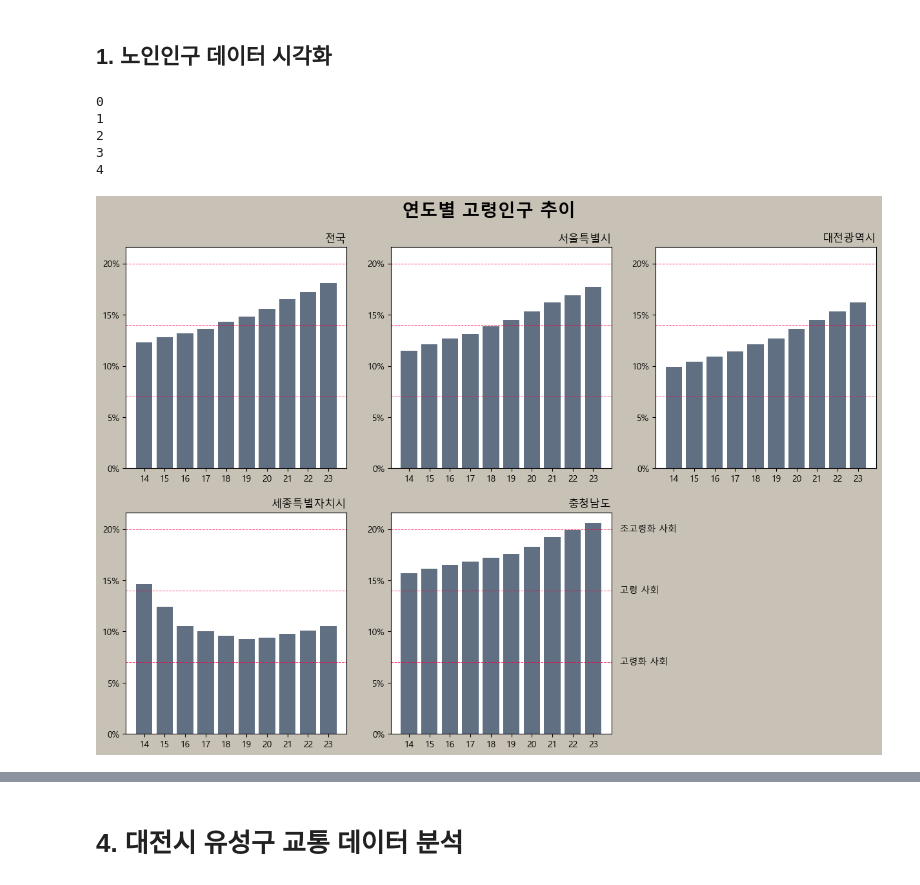
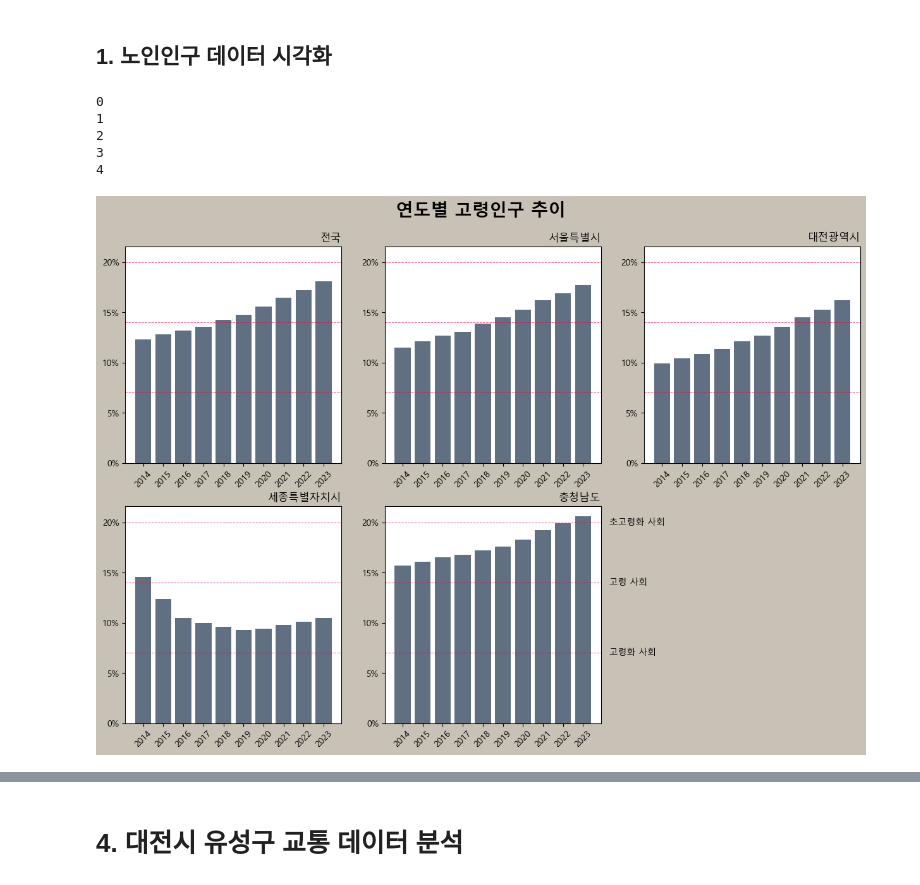
Before and after one commit to VangsillEE/eldercarac, a Jupyter notebook: EDA.ipynb, the cells around one changed output, grey strips where cells are left out. Drawn from its saved outputs; the diff is of its cells as text; code cells hidden in the pictures.

```diff
--- a/EDA.ipynb
+++ b/EDA.ipynb
@@ -138,11 +138,11 @@ for i, target in enumerate(large_targets):
     # plt.axhline(7, color='#FF0044', linestyle='--', linewidth=0.7, alpha=0.7)
     # plt.axhline(14, color='#FF0044', linestyle='--', linewidth=0.7,alpha=0.7)
     # plt.axhline(20, color='#FF0044', linestyle='--', linewidth=0.7,alpha=0.7)
-    plt.bar([year[2:4] for year in years[:-2]], carac_dead_ratio[target].values, color ="#606F82")
+    plt.bar([year for year in years[:-2]], carac_dead_ratio[target].values, color ="#606F82")
     plt.ylim(min, max+1)
-    plt.yticks(list(range(0,10,5)),[str(x)+"%" for x in list(range(0,int(10),5))])
+    plt.yticks(list(range(0,10,2)),[str(x)+"%" for x in list(range(0,int(10),2))])
     plt.title(target, loc = "right")
+    plt.grid(True,axis = 'y')
 plt.suptitle("연도별 교통사고 사망률",fontsize=20,y=0.95, fontweight = 'bold')
-
-plt.savefig('carac_dead_ratio.jpeg')
+plt.savefig('연도별 교통사고 사망률.jpeg')
 # %% [output]
@@ -233,11 +229,12 @@ for i, target in enumerate(large_targets):
     # plt.axhline(7, color='#FF0044', linestyle='--', linewidth=0.7, alpha=0.7)
     # plt.axhline(14, color='#FF0044', linestyle='--', linewidth=0.7,alpha=0.7)
     # plt.axhline(20, color='#FF0044', linestyle='--', linewidth=0.7,alpha=0.7)
-    plt.bar([year[2:4] for year in years[:-2]], elder_carac_dead_ratio[target].values, color ="#606F82")
+    plt.bar([year for year in years[:-2]], elder_carac_dead_ratio[target].values, color ="#606F82")
     plt.ylim(min, max+1)
     plt.yticks(list(range(0,16,3)),[str(x)+"%" for x in list(range(0,int(16),3))])
     plt.title(target, loc = "right")
+    plt.grid(True,axis = 'y')
 plt.suptitle("연도별 노인교통사고 사망률",fontsize=20,y=0.95, fontweight = 'bold')
 
-plt.savefig('elder_carac_dead_ratio.jpeg')
+plt.savefig('연도별 노인교통사고 사망률.jpeg')
 # %% [output]
@@ -257,11 +254,14 @@ for i, target in enumerate(large_targets):
     plt.bar(range(8), elder_carac_dead_ratio[target].values, color ="#606F82", width=0.5)
     plt.bar(np.arange(8)+0.5, carac_dead_ratio[target].values, color ="#434B56",width=0.5 )
     plt.ylim(min, max+1)
-    plt.xticks(np.arange(8)+0.25, [year[2:4] for year in years[:-2]])
+    plt.xticks(np.arange(8)+0.25, [year for year in years[:-2]])
     plt.yticks(list(range(0,16,3)),[str(x)+"%" for x in list(range(0,int(16),3))])
     plt.title(target, loc = "right")
+    plt.grid(True,axis = 'y')
+plt.grid(True,axis = 'y')
 plt.legend(["노인", "그 외"],ncol=2, bbox_to_anchor = (2, 1), fontsize=15)
 plt.suptitle("교통사고 사망률 비교",fontsize=20,y=0.95, fontweight = 'bold')
 
-plt.savefig('compare_carac_dead_ratio.jpeg')
+
+plt.savefig('교통사고 사망률 비교.jpeg')
 # %% [output]
@@ -352,29 +348,30 @@ pop
 # %%
 plt.figure(figsize=(15,10), dpi=100, facecolor='#C8C2B6')
 
 max=elder_pop_ratio["충청남도"].max()
 min=elder_pop_ratio["충청남도"].min()
 for i, target in enumerate(large_targets):
     print(i)
     plt.subplot(2,3,i+1)
     if i == 4:
         plt.text(10,7,"  고령화 사회", va = "center")
         plt.text(10,14,"  고령 사회", va = "center")
         plt.text(10,20,"  초고령화 사회", va = "center")
     plt.axhline(7, color='#FF0044', linestyle='--', linewidth=0.7, alpha=0.7)
     plt.axhline(14, color='#FF0044', linestyle='--', linewidth=0.7,alpha=0.7)
     plt.axhline(20, color='#FF0044', linestyle='--', linewidth=0.7,alpha=0.7)
-    plt.bar([year[2:4] for year in years], elder_pop_ratio[target].values, color ="#606F82")
+    plt.bar([year for year in years], elder_pop_ratio[target].values, color ="#606F82")
     plt.ylim(min, max+1)
     plt.yticks(list(range(0,int(max+1),5)),[str(x)+"%" for x in list(range(0,int(max+1),5))])
     plt.title(target, loc = "right")
+    plt.xticks(rotation=45)
 plt.suptitle("연도별 고령인구 추이",fontsize=20,y=0.95, fontweight = 'bold')
 
-plt.savefig('elder_pop_ratio.jpeg')
+plt.savefig('연도별 고령인구 추이.jpeg')
 # %% [output]
 0
 1
 2
 3
 4
-[figure, old version]
+[figure, new version]
```
Also changed, not shown: parts of 23 cells of this notebook.
